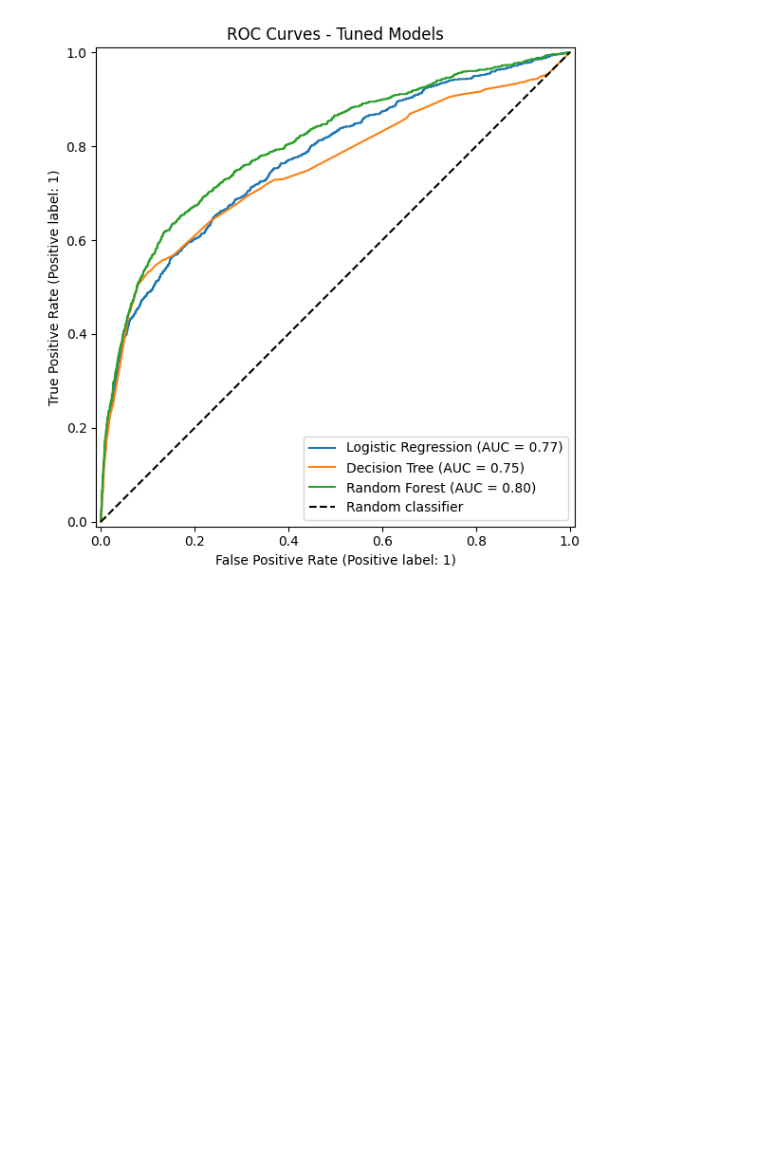
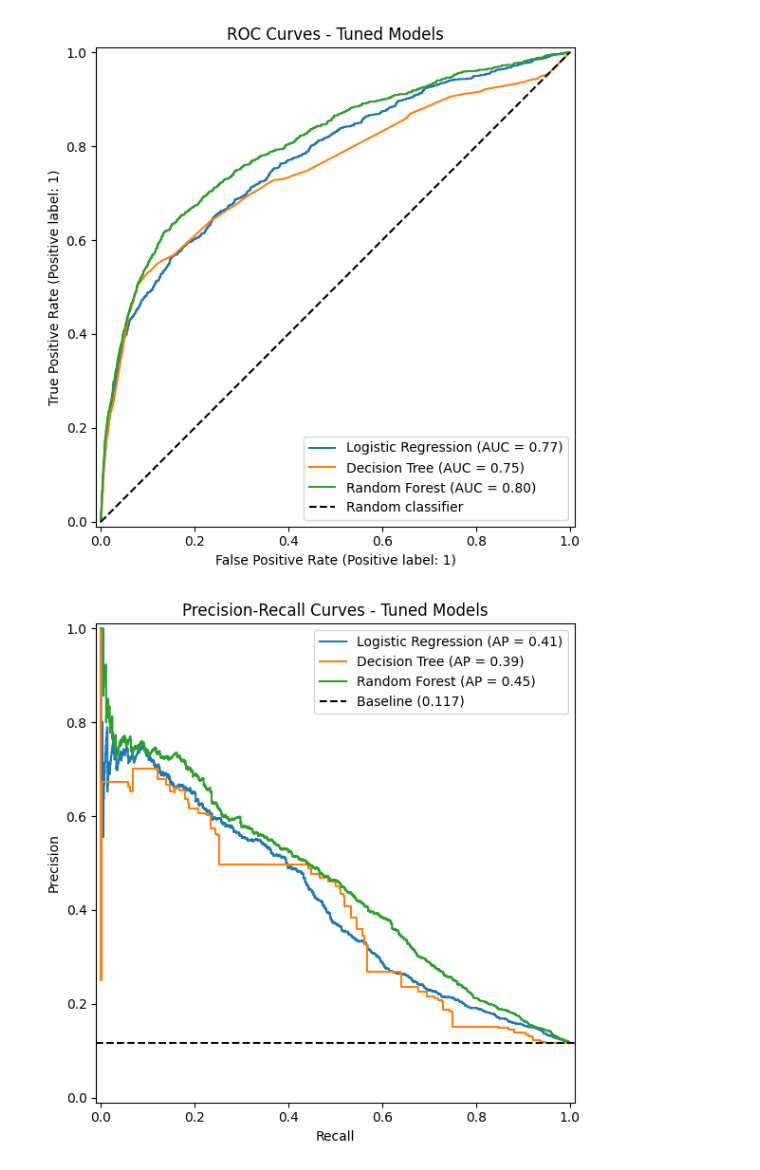
Before and after one commit to kaurp88/15580445-PK-s1, a Jupyter notebook: machine_learning.ipynb, the cells around one changed output. Cells and saved outputs as stored; diff of their text form; code cells hidden in the pictures; blank space fills up the shorter version.

```diff
--- a/machine_learning.ipynb
+++ b/machine_learning.ipynb
@@ -848,3 +860,38 @@ plt.tight_layout()
 plt.show()
 # %% [output]
 [figure]
+# %%
+
+from sklearn.metrics import PrecisionRecallDisplay
+import matplotlib.pyplot as plt
+
+# Plot precision-recall curves for all tuned models
+fig, ax = plt.subplots(figsize=(8, 6))
+
+for name, model in best_models.items():
+    PrecisionRecallDisplay.from_estimator(
+        model,
+        X_test,
+        y_test,
+        name=name,
+        ax=ax
+    )
+
+# Add the baseline subscription rate
+baseline = y_test.mean()
+ax.axhline(
+    y=baseline,
+    color="black",
+    linestyle="--",
+    label=f"Baseline ({baseline:.3f})"
+)
+
+ax.set_title("Precision-Recall Curves - Tuned Models")
+ax.set_xlabel("Recall")
+ax.set_ylabel("Precision")
+ax.legend()
+
+plt.tight_layout()
+plt.show()
+# %% [output]
+[figure, added]
```
Also changed, not shown: parts of 3 cells of this notebook.
